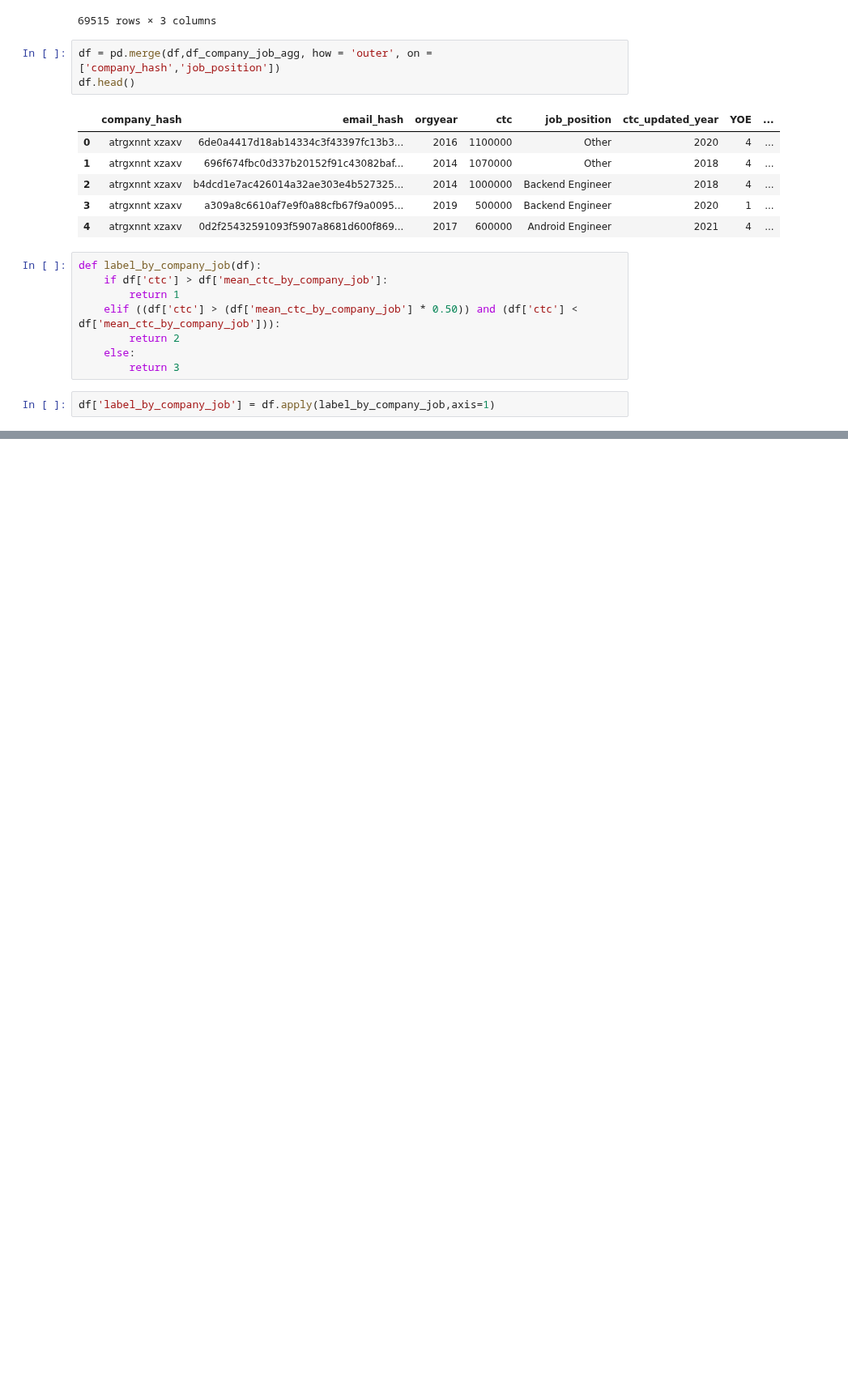
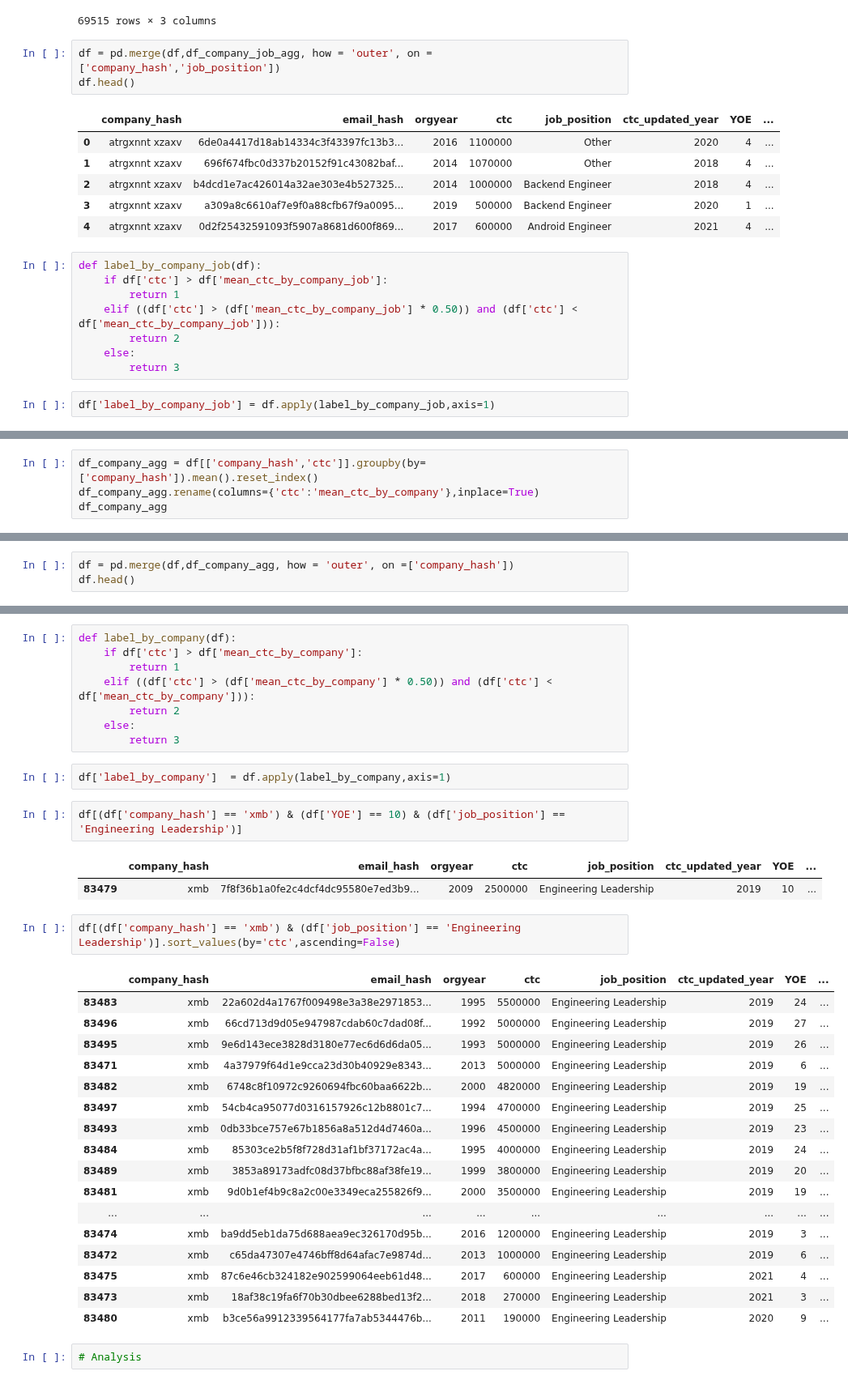
Before and after one commit to anidec25/Linear-Regression, a Jupyter notebook: clustering/scalar.ipynb, the cells around one changed output, grey strips where cells are left out. Shown at 81% size. Saved outputs shown, nothing was run; the diff lists cells and outputs as text; blank space fills up the shorter version.

```diff
--- a/clustering/scalar.ipynb
+++ b/clustering/scalar.ipynb
@@ -682,3 +682,7 @@ df[(df['company_hash'] == 'xmb') & (df['YOE'] == 10)]
 | 76128 | xmb | 3914f3ad381ee68b9cff6c75dc23dca61... | 2009 | 1380000 | Devops Engineer | 2019 | 10 | ... |
 | 85572 | xmb | fe6b44fc8d4ed82cf6cb6903f1583bd2e... | 2011 | 1600000 | Backend Architect | 2021 | 10 | ... |
 | 125927 | xmb | 09fe72274cdac08c225e518014adaac4c... | 2011 | 1700000 | Senior Staff Software Engineer | 2021 | 10 | ... |
+# %%
+df_company_agg = df[['company_hash','ctc']].groupby(by=['company_hash']).mean().reset_index()
+df_company_agg.rename(columns={'ctc':'mean_ctc_by_company'},inplace=True)
+df_company_agg
@@ -684,0 +703,3 @@ df[(df['company_hash'] == 'xmb') & (df['YOE'] == 10)]
+# %%
+df = pd.merge(df,df_company_agg, how = 'outer', on =['company_hash'])
+df.head()
@@ -684,0 +713,37 @@ df[(df['company_hash'] == 'xmb') & (df['YOE'] == 10)]
+# %%
+def label_by_company(df):
+    if df['ctc'] > df['mean_ctc_by_company']:
+        return 1
+    elif ((df['ctc'] > (df['mean_ctc_by_company'] * 0.50)) and (df['ctc'] < df['mean_ctc_by_company'])):
+        return 2
+    else:
+        return 3
+# %%
+df['label_by_company']  = df.apply(label_by_company,axis=1)
+# %%
+df[(df['company_hash'] == 'xmb') & (df['YOE'] == 10) & (df['job_position'] == 'Engineering Leadership')]
+# %% [output]
+|  | company_hash | email_hash | orgyear | ctc | job_position | ctc_updated_year | YOE | ... |
+| 83479 | xmb | 7f8f36b1a0fe2c4dcf4dc95580e7ed3b9... | 2009 | 2500000 | Engineering Leadership | 2019 | 10 | ... |
+# %%
+df[(df['company_hash'] == 'xmb') & (df['job_position'] == 'Engineering Leadership')].sort_values(by='ctc',ascending=False)
+# %% [output]
+|  | company_hash | email_hash | orgyear | ctc | job_position | ctc_updated_year | YOE | ... |
+| 83483 | xmb | 22a602d4a1767f009498e3a38e2971853... | 1995 | 5500000 | Engineering Leadership | 2019 | 24 | ... |
+| 83496 | xmb | 66cd713d9d05e947987cdab60c7dad08f... | 1992 | 5000000 | Engineering Leadership | 2019 | 27 | ... |
+| 83495 | xmb | 9e6d143ece3828d3180e77ec6d6d6da05... | 1993 | 5000000 | Engineering Leadership | 2019 | 26 | ... |
+| 83471 | xmb | 4a37979f64d1e9cca23d30b40929e8343... | 2013 | 5000000 | Engineering Leadership | 2019 | 6 | ... |
+| 83482 | xmb | 6748c8f10972c9260694fbc60baa6622b... | 2000 | 4820000 | Engineering Leadership | 2019 | 19 | ... |
+| 83497 | xmb | 54cb4ca95077d0316157926c12b8801c7... | 1994 | 4700000 | Engineering Leadership | 2019 | 25 | ... |
+| 83493 | xmb | 0db33bce757e67b1856a8a512d4d7460a... | 1996 | 4500000 | Engineering Leadership | 2019 | 23 | ... |
+| 83484 | xmb | 85303ce2b5f8f728d31af1bf37172ac4a... | 1995 | 4000000 | Engineering Leadership | 2019 | 24 | ... |
+| 83489 | xmb | 3853a89173adfc08d37bfbc88af38fe19... | 1999 | 3800000 | Engineering Leadership | 2019 | 20 | ... |
+| 83481 | xmb | 9d0b1ef4b9c8a2c00e3349eca255826f9... | 2000 | 3500000 | Engineering Leadership | 2019 | 19 | ... |
+| ... | ... | ... | ... | ... | ... | ... | ... | ... |
+| 83474 | xmb | ba9dd5eb1da75d688aea9ec326170d95b... | 2016 | 1200000 | Engineering Leadership | 2019 | 3 | ... |
+| 83472 | xmb | c65da47307e4746bff8d64afac7e9874d... | 2013 | 1000000 | Engineering Leadership | 2019 | 6 | ... |
+| 83475 | xmb | 87c6e46cb324182e902599064eeb61d48... | 2017 | 600000 | Engineering Leadership | 2021 | 4 | ... |
+| 83473 | xmb | 18af38c19fa6f70b30dbee6288bed13f2... | 2018 | 270000 | Engineering Leadership | 2021 | 3 | ... |
+| 83480 | xmb | b3ce56a9912339564177fa7ab5344476b... | 2011 | 190000 | Engineering Leadership | 2020 | 9 | ... |
+# %%
+# Analysis
```
Also changed, not shown: parts of 10 cells of this notebook.
